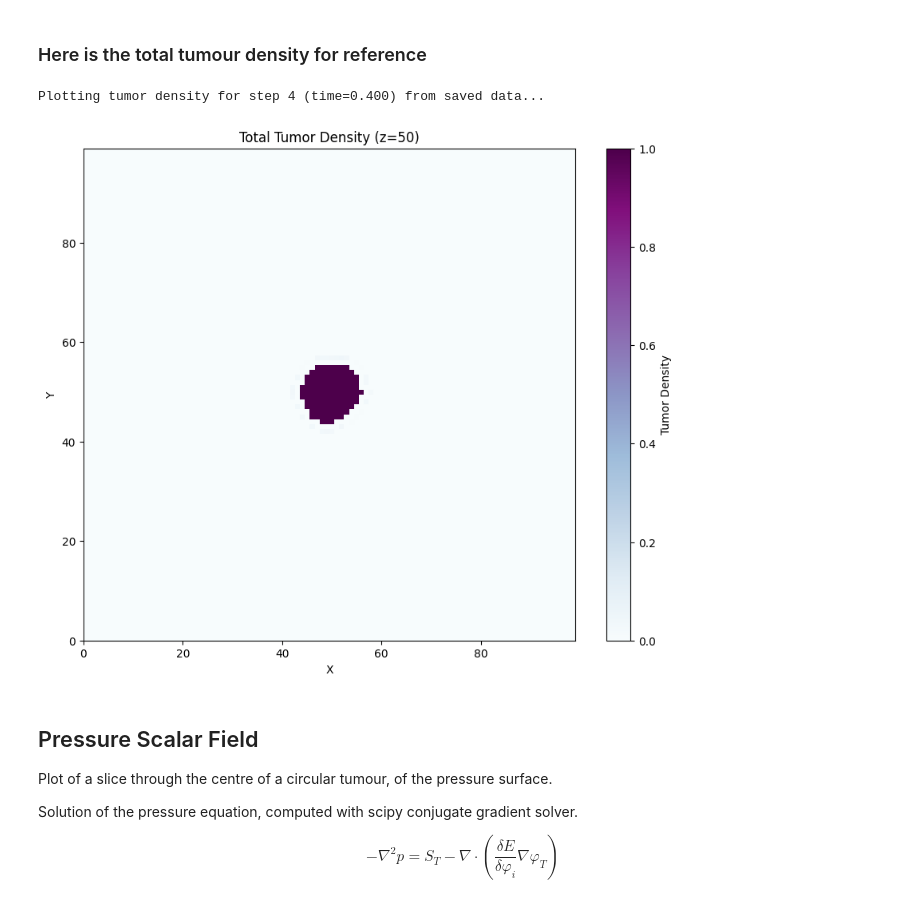
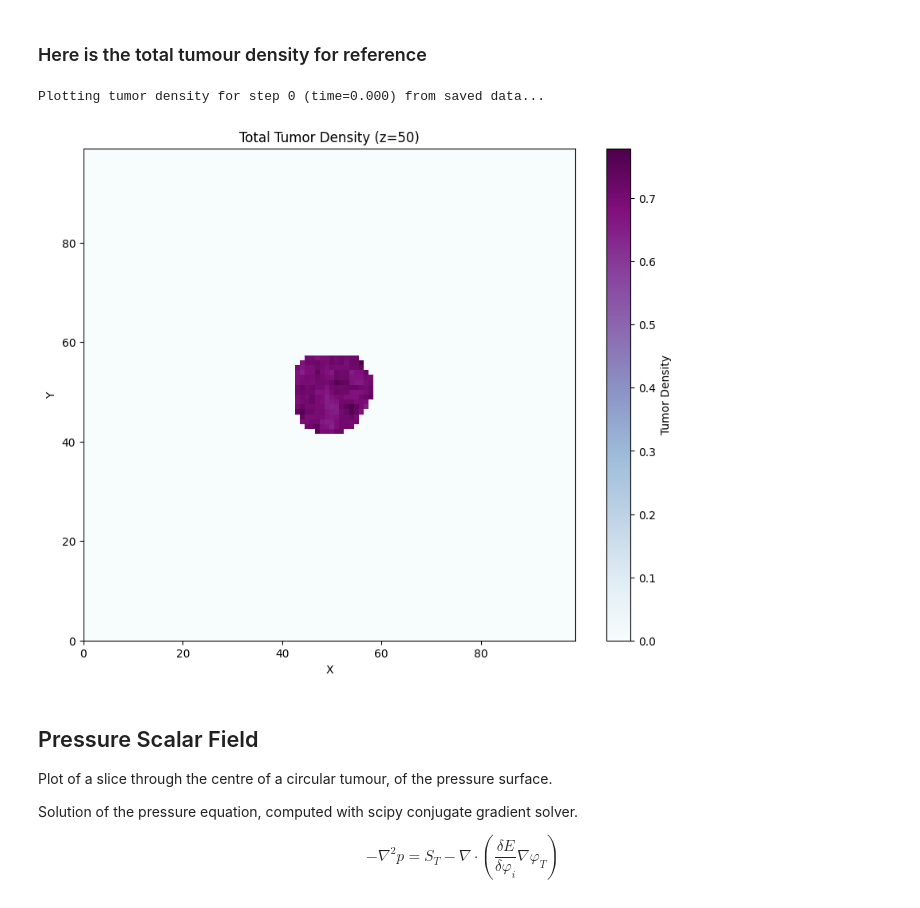
Before and after one commit to rmcnamara101/SCIE3212, a Jupyter notebook: laboratory/physics_fields/physics_fields_validation.ipynb, the cells around one changed output. Cells and saved outputs as stored; diff of their text form; code cells hidden in the pictures.

```diff
--- a/laboratory/physics_fields/physics_fields_validation.ipynb
+++ b/laboratory/physics_fields/physics_fields_validation.ipynb
@@ -30,10 +30,10 @@ Loaded simulation data with 12 saved steps
 # %% [markdown]
 ### Here is the total tumour density for reference
 # %%
-plotter.plot_tumor_density_from_saved(simulation_data, step_idx=4, cmap="BuPu", z_slice=None, output_dir=None, save_plot=False, show_plot=True, add_contours=False, contour_population_idx=0, contour_levels=[0.1, 0.3, 0.5], contour_colors=['red', 'orange', 'yellow'], contour_linewidths=[2, 1.5, 1])
+plotter.plot_tumor_density_from_saved(simulation_data, step_idx=0, cmap="BuPu", z_slice=None, output_dir=None, save_plot=False, show_plot=True, add_contours=False, contour_population_idx=0, contour_levels=[0.1, 0.3, 0.5], contour_colors=['red', 'orange', 'yellow'], contour_linewidths=[2, 1.5, 1])
 # %% [output]
-Plotting tumor density for step 4 (time=0.400) from saved data...
+Plotting tumor density for step 0 (time=0.000) from saved data...
-[figure, old version]
+[figure, new version]
 # %% [markdown]
 ## Pressure Scalar Field
 
```
Also changed, not shown: parts of 8 cells of this notebook, 14 other files.
